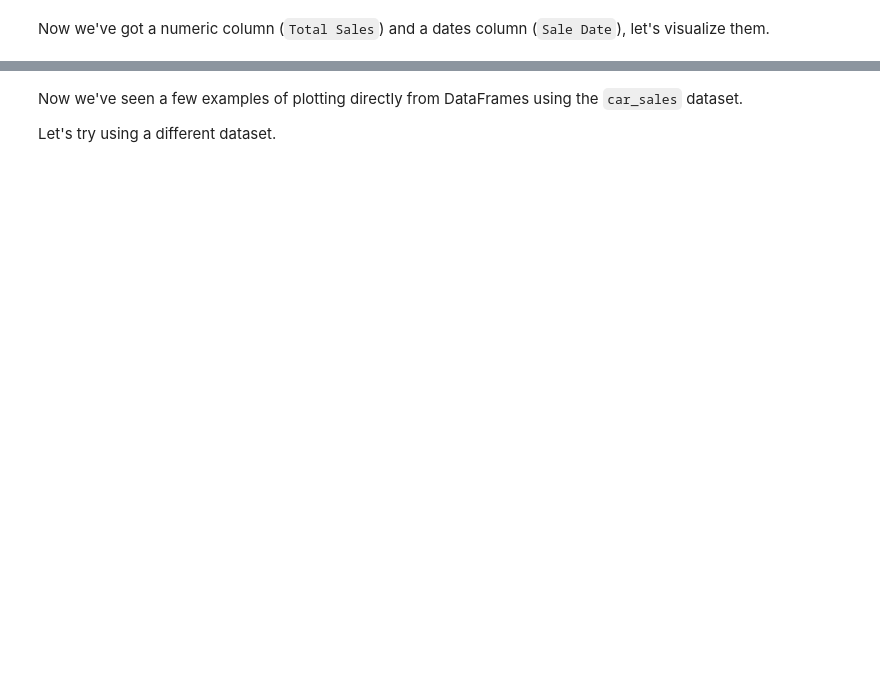
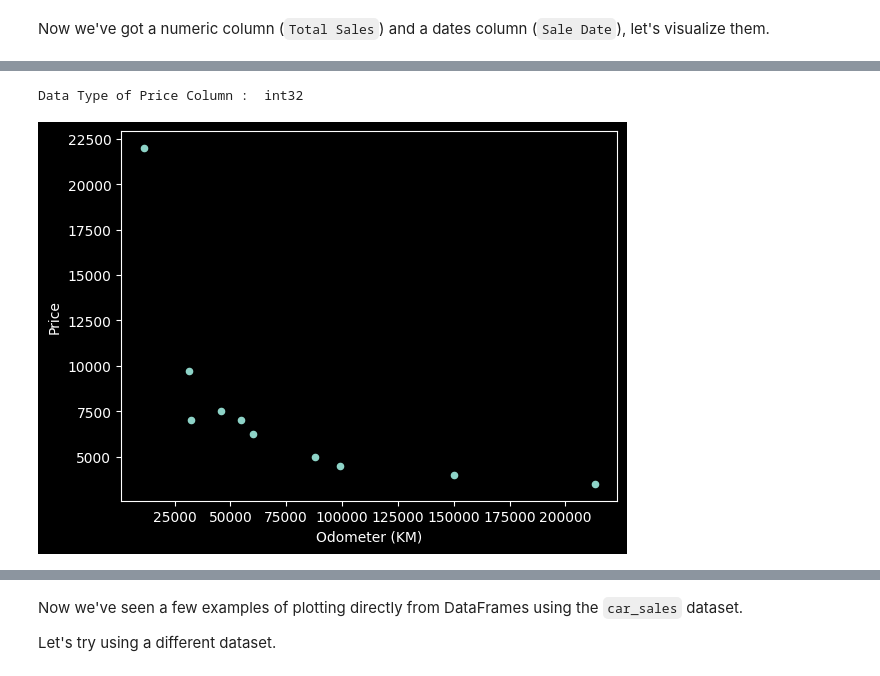
Before and after one commit to DarkDk123/ZTM-ML-Data-Science, a Jupyter notebook: 6. Matplotlib - Visualizing Data/Exercises/matplotlib-exercises.ipynb, the cells around one changed output, grey strips where cells are left out. Drawn from its saved outputs; the diff is of its cells as text; code cells hidden in the pictures; blank space fills up the shorter version.

```diff
--- a/6. Matplotlib - Visualizing Data/Exercises/matplotlib-exercises.ipynb
+++ b/6. Matplotlib - Visualizing Data/Exercises/matplotlib-exercises.ipynb
@@ -243,7 +321,13 @@ Now we've got a numeric column (`Total Sales`) and a dates column (`Sale Date`),
 # %%
 # Convert the 'Price' column to the integers
 
+# Actually, I already did it!!
+print("Data Type of Price Column : ", car_sales.Price.dtype)
 
 # Create a scatter plot of the 'Odometer (KM)' and 'Price' column using the plot() function
+car_sales.plot("Odometer (KM)", "Price" , kind='scatter');
+# %% [output]
+Data Type of Price Column :  int32
+[figure, added]
 # %%
 # Create a NumPy array of random numbers of size (10, 4) and save it to X
```
Also changed, not shown: parts of 27 cells of this notebook, 2 other files.
